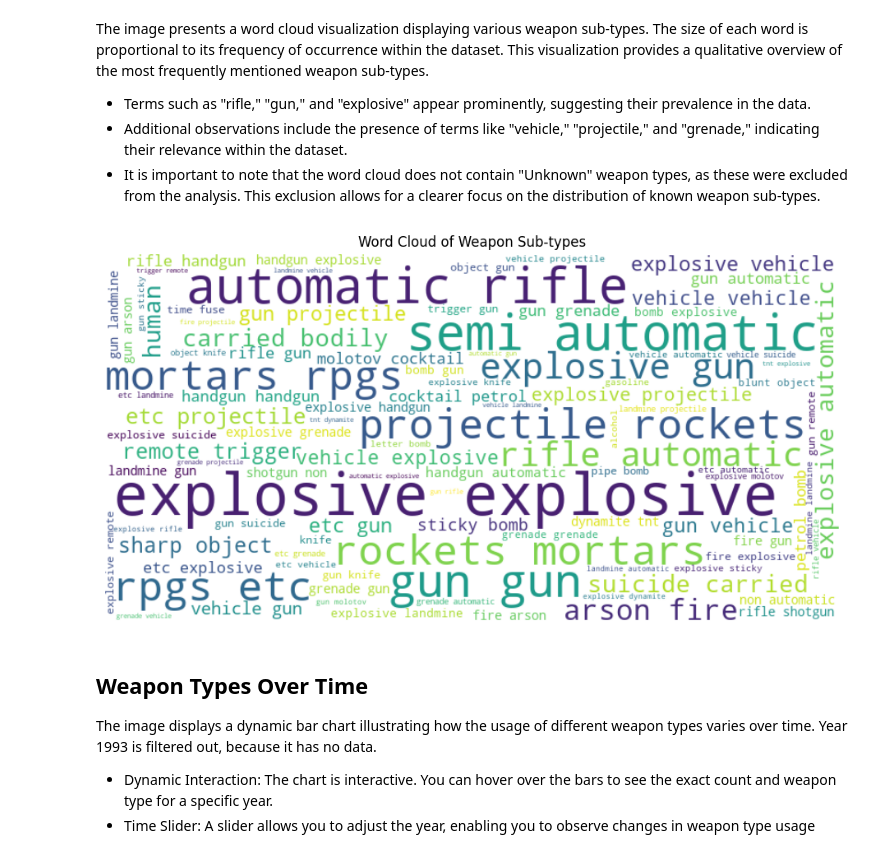
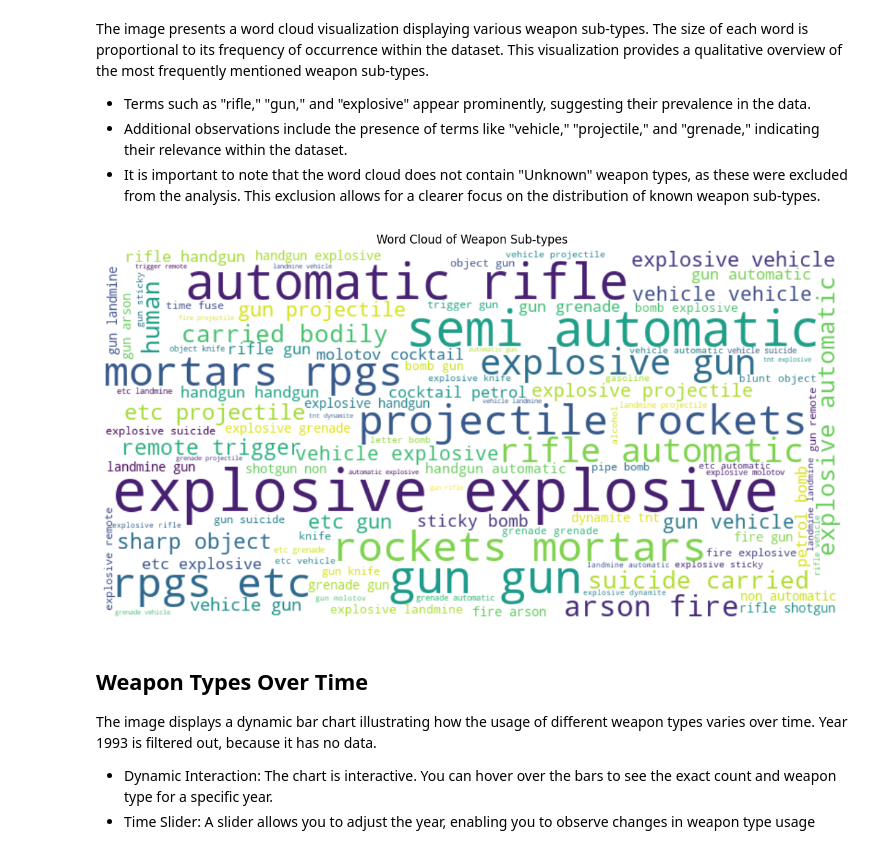
Before and after one commit to jpu-nine/socialdata2025, a Jupyter notebook: notebooks/jonas/Jonas.ipynb, the cells around one changed output. Drawn from its saved outputs; the diff is of its cells as text; code cells hidden in the pictures.

```diff
--- a/notebooks/jonas/Jonas.ipynb
+++ b/notebooks/jonas/Jonas.ipynb
@@ -162,35 +164,36 @@ import pandas as pd
 import matplotlib.pyplot as plt
 from wordcloud import WordCloud
 
 # Handle potential NaN values
 weapon_subtypes_cleaned = df['weapsubtype1_txt'].dropna().astype(str)
 
 filtered_words = []
 for subtype in weapon_subtypes_cleaned:
     words = subtype.lower().split()  # Convert to lowercase and split into words
     for word in words:
         if "unknown" not in word and "type" not in word:
             filtered_words.append(word)
 
 text = " ".join(filtered_words)
 
 wordcloud = WordCloud(
     width=800,
     height=400,
     background_color="white",
     max_words=100,
     colormap="viridis",
     random_state=42,
 ).generate(text)
 
-plt.figure(figsize=(10, 5))
+plt.figure(figsize=(11, 6))
 plt.imshow(wordcloud, interpolation='bilinear')
 plt.axis('off')
 plt.title('Word Cloud of Weapon Sub-types')
 plt.tight_layout()
+plt.savefig("word_cloud_of_weapon_subtypes.png")
 plt.show()
 # %% [output]
-[figure, old version]
+[figure, new version]
 # %% [markdown]
 ## Weapon Types Over Time
 
```
Also changed, not shown: parts of 4 cells of this notebook, 10 other files.
